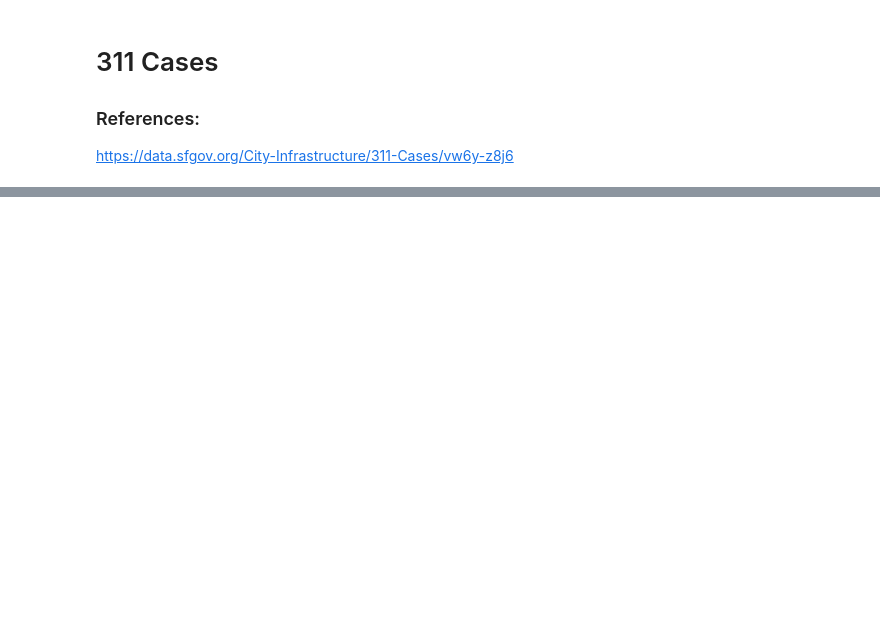
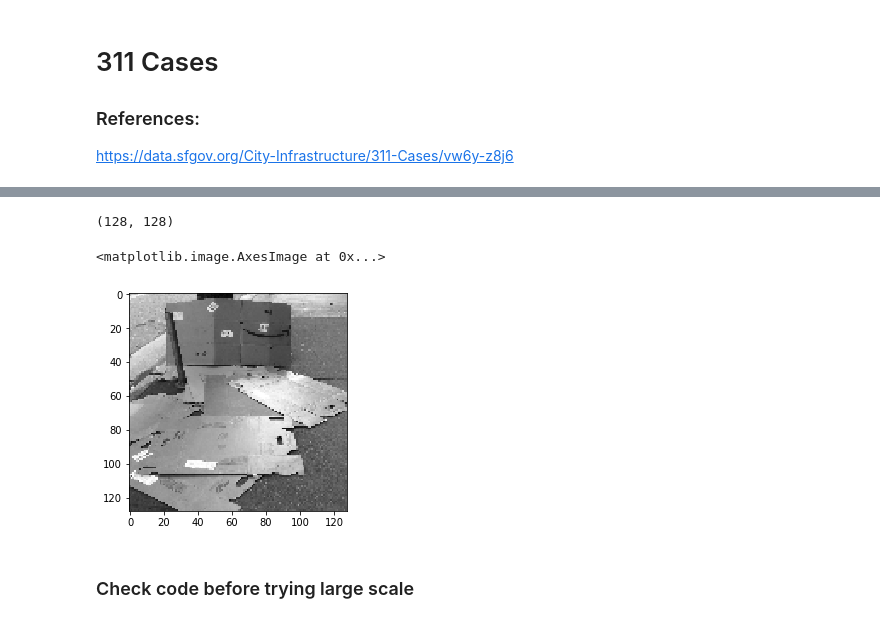
Before and after one commit to cbevis/SF_311, a Jupyter notebook: 311-Capstone.ipynb, the cells around one changed output, grey strips where cells are left out. Cells and saved outputs as stored; diff of their text form; code cells hidden in the pictures; blank space fills up the shorter version.

Commit message:
Modified for more samples, grayscale

```diff
--- a/311-Capstone.ipynb
+++ b/311-Capstone.ipynb
@@ -236,0 +87,22 @@ groups_m
+# %%
+# Size of thumbnail image
+size = (128, 128)
+
+def get_image(df):
+    try:
+        response = requests.get(df['media_url'], stream=True)
+        response.raw.decode_content = True
+        with Image.open(response.raw) as image:
+            width, height = image.size
+            # print(width, height)
+            # Crop down to 80% of size
+            image = image.crop(box=(width*.10, height*.10, width*.90, height*.90))
+            # Convert grayscale
+            image = image.convert('L')
+            image = image.resize(size)
+            #image.show()
+            np_im = np.array(image)
+            #print(np_im)
+            return np_im
+    except:
+        return np.nan
@@ -236,0 +122,6 @@ groups_m
+# %%
+df_mini = df.iloc[0:20]
+
+df_mini.image = df_mini.apply(get_image, axis=1)
+
+df_mini.head()
@@ -236,0 +141,13 @@ groups_m
+# %%
+# Confirm image size
+df_mini.iloc[0].image.shape
+# %% [output]
+(128, 128)
+# %%
+# Confirm an image
+plt.imshow(df_mini.iloc[0].image, cmap='gray')
+# %% [output]
+<matplotlib.image.AxesImage at 0x...>
+[figure, added]
+# %% [markdown]
+### Check code before trying large scale
```
Also changed, not shown: parts of 42 cells of this notebook.
